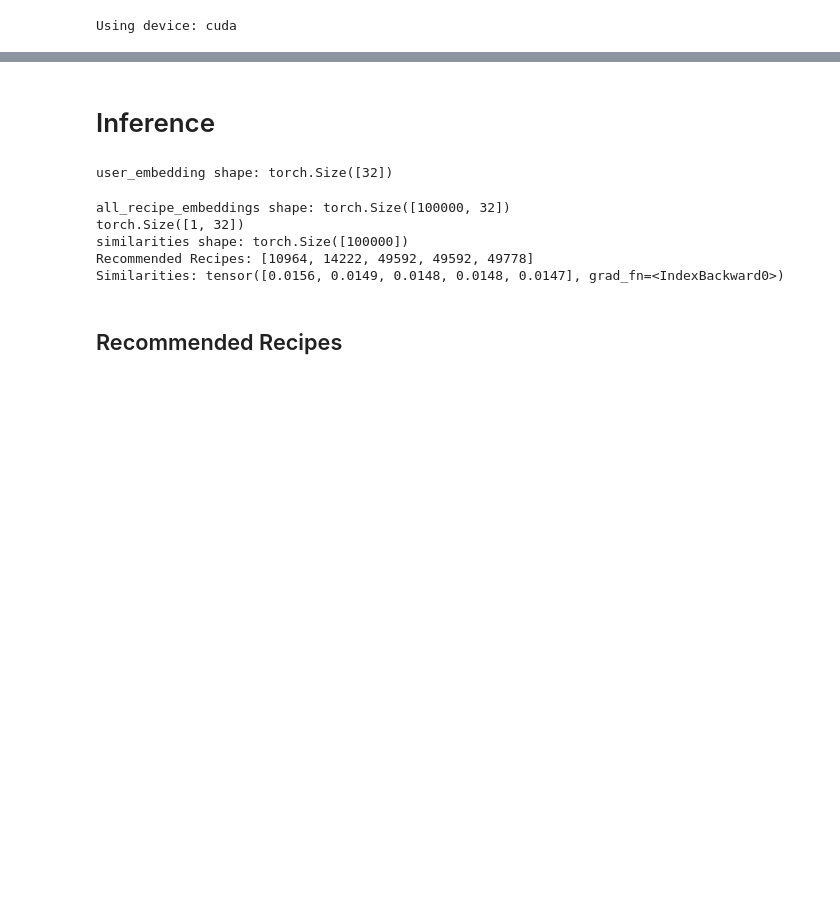
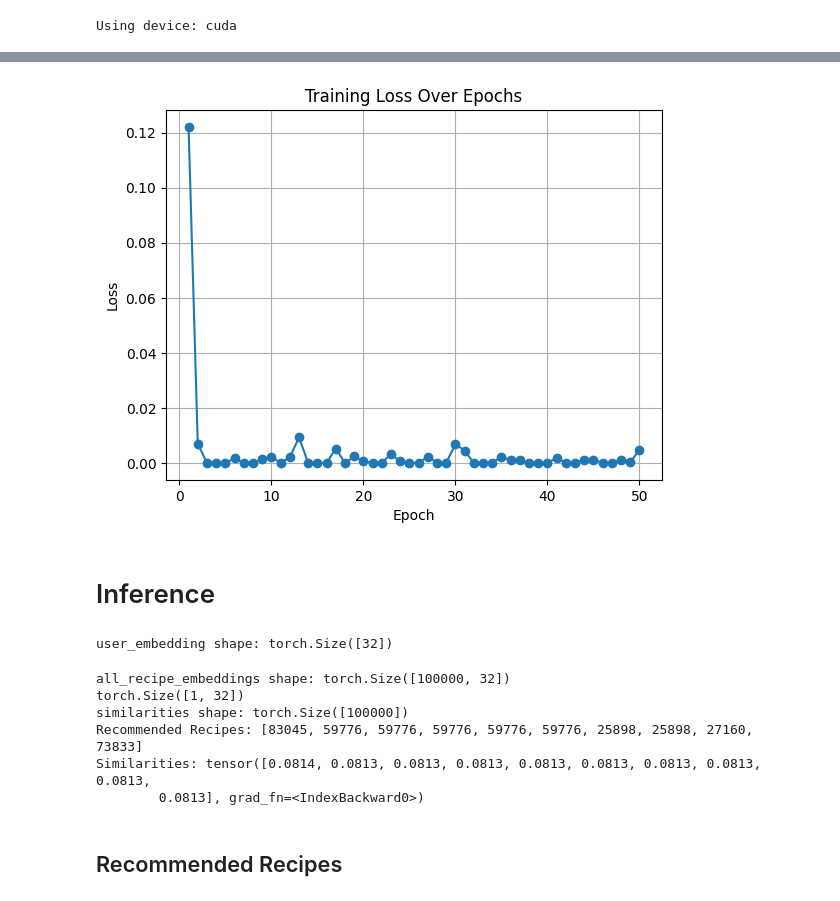
Before and after one commit to samuelpadron/two-tower-recipe-recommender-system, a Jupyter notebook: notebooks/two_tower_model.ipynb, the cells around one changed output, grey strips where cells are left out. Drawn from its saved outputs; the diff is of its cells as text; code cells hidden in the pictures; blank space fills up the shorter version.

```diff
--- a/notebooks/two_tower_model.ipynb
+++ b/notebooks/two_tower_model.ipynb
@@ -492,6 +550,8 @@ loss_fn = nn.BCELoss()  # Binary Cross-Entropy Loss
 user_tower.train()
 item_tower.train()
 model.train()
+
+epoch_losses = []
 
 # Create DataLoader for the dataset
 dataloader = DataLoader(dataset, batch_size=batch_size, shuffle=True)
@@ -544,7 +604,9 @@ for epoch in range(num_epochs):
         total_loss += loss.item()
 
     # Print epoch loss
-    print(f"Epoch {epoch+1}/{num_epochs}, Loss: {total_loss / len(dataloader):.4f}")
+    epoch_loss = total_loss / len(dataloader)
+    epoch_losses.append(epoch_loss)
+    print(f"Epoch {epoch+1}/{num_epochs}, Loss: {epoch_loss:.4f}")
 
 print("Training complete.")
 # %% [output]
@@ -562,3 +626,13 @@ Training complete.
+# %%
+# Plot the training loss
+plt.plot(range(1, num_epochs + 1), epoch_losses, marker='o')
+plt.title("Training Loss Over Epochs")
+plt.xlabel("Epoch")
+plt.ylabel("Loss")
+plt.grid(True)
+plt.show()
+# %% [output]
+[figure, added]
 # %% [markdown]
 # Inference
 # %%
@@ -623,10 +697,12 @@ def recommend_recipes(user_id, user_tower, item_tower, combined_data, num_recomm
 user_tower.eval()
 item_tower.eval()
 
+recipe_dataloader = DataLoader(recipes, batch_size=batch_size, shuffle=True)
+
 # For a specific user_id
 user_id = torch.tensor([10])  # Example user ID
 
-recommended_recipes, similarities = recommend_recipes(user_id, user_tower, item_tower, combined_data, num_recommendations=5)
+recommended_recipes, similarities = recommend_recipes(user_id, user_tower, item_tower, recipe_dataloader, num_recommendations=10)
 
 print("Recommended Recipes:", recommended_recipes)
 print("Similarities:", similarities)
@@ -635,8 +711,9 @@ user_embedding shape: torch.Size([32])
 all_recipe_embeddings shape: torch.Size([100000, 32])
 torch.Size([1, 32])
 similarities shape: torch.Size([100000])
-Recommended Recipes: [10964, 14222, 49592, 49592, 49778]
-Similarities: tensor([0.0156, 0.0149, 0.0148, 0.0148, 0.0147], grad_fn=<IndexBackward0>)
+Recommended Recipes: [83045, 59776, 59776, 59776, 59776, 59776, 25898, 25898, 27160, 73833]
+Similarities: tensor([0.0814, 0.0813, 0.0813, 0.0813, 0.0813, 0.0813, 0.0813, 0.0813, 0.0813,
+        0.0813], grad_fn=<IndexBackward0>)
 # %% [markdown]
 ## Recommended Recipes
 # %%
```
Also changed, not shown: parts of 7 cells of this notebook, 46 other files.
